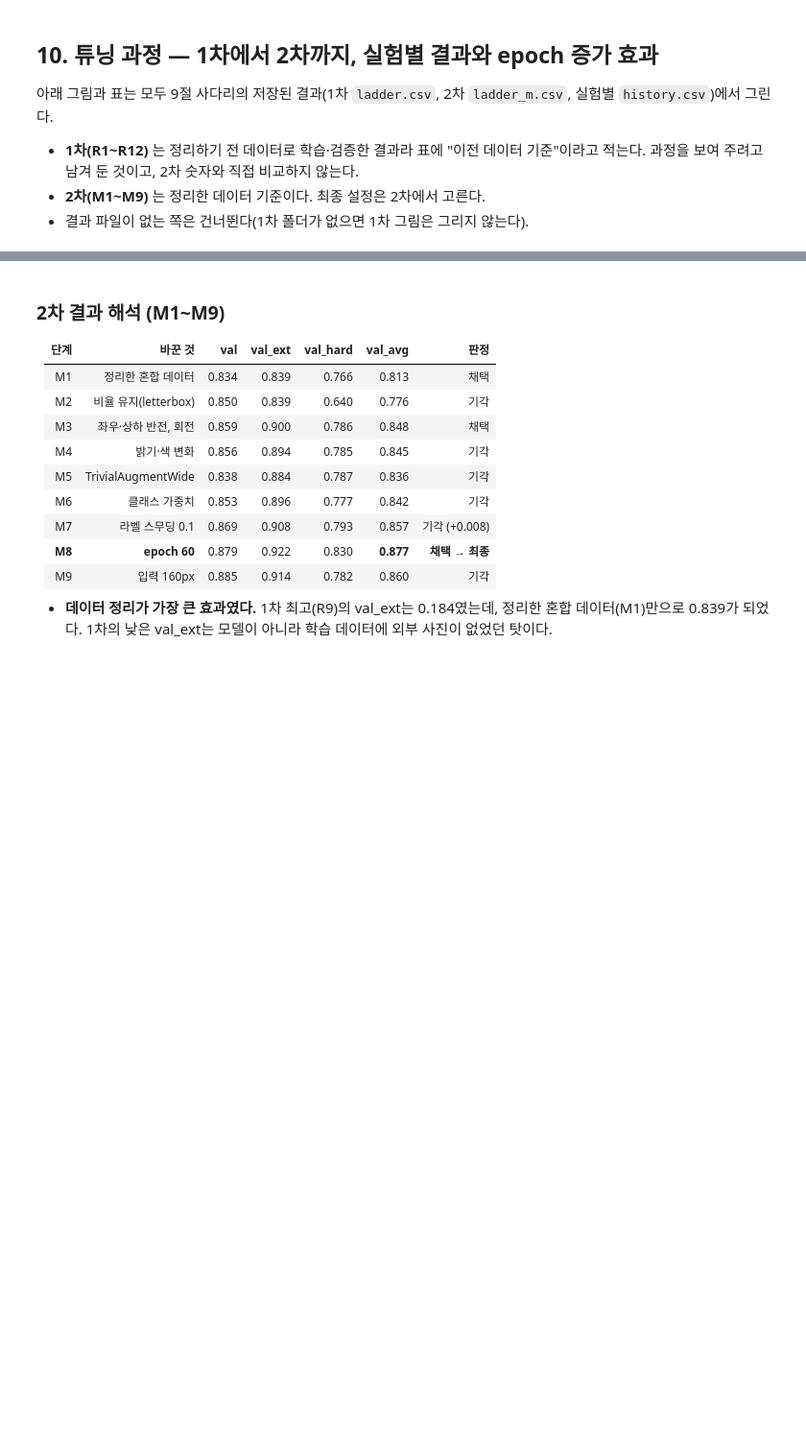
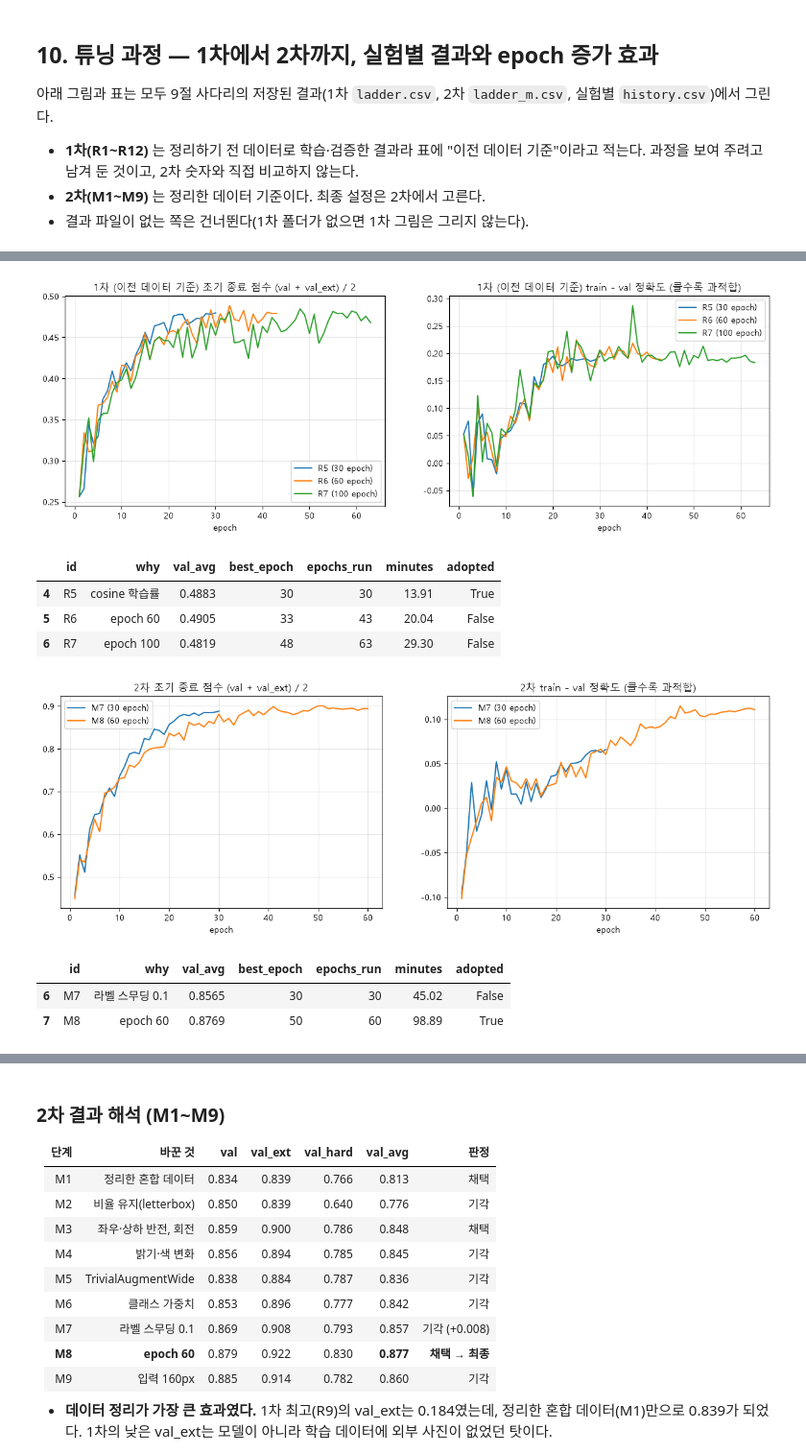
Before and after one commit to AnSeokHyeon1212/Garbage_Classification, a Jupyter notebook: 01_coding/notebooks/final_model.ipynb, the cells around one changed output, grey strips where cells are left out. Shown at 96% size. Saved outputs shown, nothing was run; the diff lists cells and outputs as text; code cells hidden in the pictures; blank space fills up the shorter version.

```diff
--- a/01_coding/notebooks/final_model.ipynb
+++ b/01_coding/notebooks/final_model.ipynb
@@ -1434,22 +1543,32 @@ if FINAL_ID is not None:
 # %%
-# [셀 목적] epoch 증가 효과 — 1차(R5·R6·R7 = 30·60·100 epoch)와 2차(M7·M8 = 30·60 epoch)의 조기 종료 점수와 train−val 정확도 차이(과적합 지표). 있는 것만 그림
+# [셀 목적] epoch 증가 효과 — 1차(R5·R6·R7 = 30·60·100 epoch)와 2차(M7·M8 = 30·60 epoch)의 조기 종료 점수와 train-val 정확도 차이(과적합 지표). 있는 것만 그림
 for round_name, df, wanted in [("1차 (이전 데이터 기준)", ladder_df_r1, ["R5", "R6", "R7"]), ("2차", ladder_df, ["M7", "M8"])]:
     ids = [e for e in wanted if not df.empty and e in df.id.tolist() and (EXP_ROOT / e / "history.csv").exists()]
     if not ids:
         continue
     fig, ax = plt.subplots(1, 2, figsize=(15, 4.5))
     for e in ids:
         h = pd.read_csv(EXP_ROOT / e / "history.csv")
         n = json.load(open(EXP_ROOT / e / "cfg.json", encoding="utf-8"))["epochs"]
         ax[0].plot(h.epoch, h.score, label=f"{e} ({n} epoch)")
         ax[1].plot(h.epoch, h.train_acc - h.val_acc, label=f"{e} ({n} epoch)")
     ax[0].set(title=f"{round_name} 조기 종료 점수 (val + val_ext) / 2", xlabel="epoch")
-    ax[1].set(title=f"{round_name} train − val 정확도 (클수록 과적합)", xlabel="epoch")
+    ax[1].set(title=f"{round_name} train - val 정확도 (클수록 과적합)", xlabel="epoch")
     for a in ax:
         a.grid(alpha=0.3)
         a.legend()
     plt.show()
     display(df[df.id.isin(ids)][["id", "why", "val_avg", "best_epoch", "epochs_run", "minutes", "adopted"]].round(4))
+# %% [output]
+[figure, added]
+|  | id | why | val_avg | best_epoch | epochs_run | minutes | adopted |
+| 4 | R5 | cosine 학습률 | 0.4883 | 30 | 30 | 13.91 | True |
+| 5 | R6 | epoch 60 | 0.4905 | 33 | 43 | 20.04 | False |
+| 6 | R7 | epoch 100 | 0.4819 | 48 | 63 | 29.30 | False |
+[figure, added]
+|  | id | why | val_avg | best_epoch | epochs_run | minutes | adopted |
+| 6 | M7 | 라벨 스무딩 0.1 | 0.8565 | 30 | 30 | 45.02 | False |
+| 7 | M8 | epoch 60 | 0.8769 | 50 | 60 | 98.89 | True |
 # %%
 # [셀 목적] 최종 설정의 손실·정확도 곡선(train / val / val_ext)과 과적합 지표 출력
 if FINAL_ID is not None:
```
Also changed, not shown: parts of 15 cells of this notebook, 7 other files.
